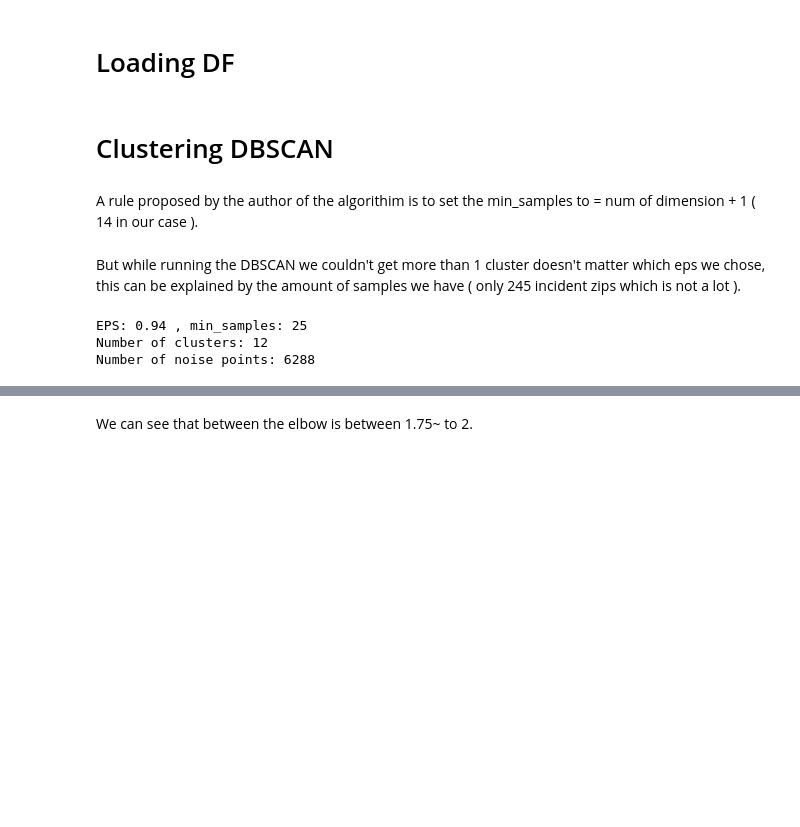
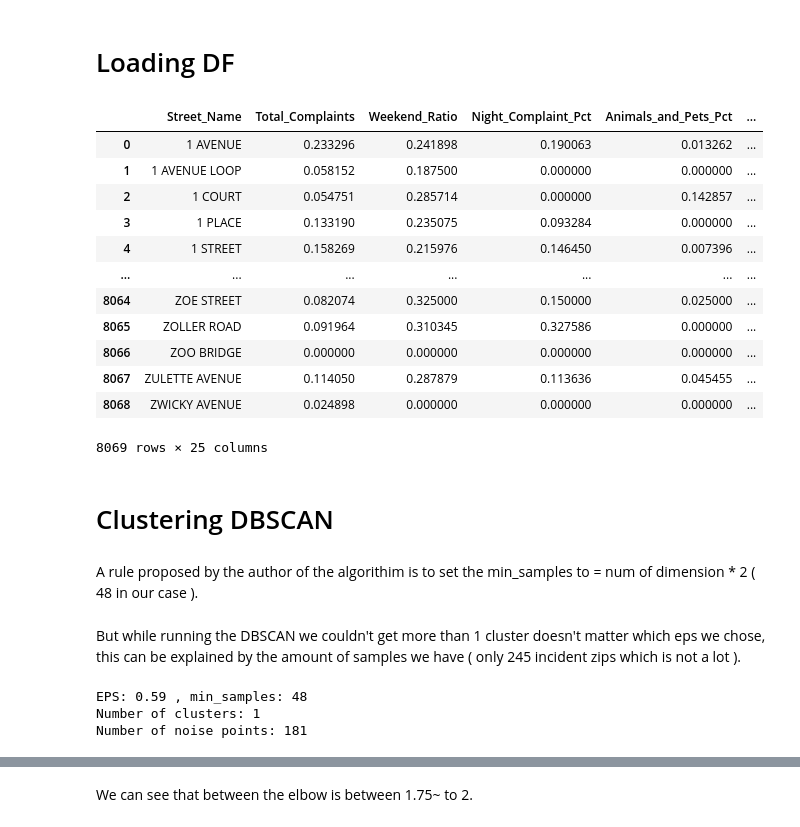
Before and after one commit to OrangeBoop/311-Cluster-Project, a Jupyter notebook: Clustering_Street/DEPRECATED_Clustering_street_DBSCAN.ipynb, the cells around one changed output, grey strips where cells are left out. Cells and saved outputs as stored; diff of their text form; code cells hidden in the pictures; blank space fills up the shorter version.

Commit message:
dbscan commenting

```diff
--- a/Clustering_Street/DEPRECATED_Clustering_street_DBSCAN.ipynb
+++ b/Clustering_Street/DEPRECATED_Clustering_street_DBSCAN.ipynb
@@ -22,6 +22,22 @@ pre_norm_df_final = pd.read_csv('..\\Data\\display_rdy_STREET_4.csv', low_memory
 norm_df = pd.read_csv('..\\Data\\norm_STREET_5.csv', low_memory=False)
 nyc_map = gpd.read_file("..\\Data\\Modified Zip Code Tabulation Areas (MODZCTA).geojson")
 streets_projected = gpd.read_file("..\\Data\\nyc_clustered_streets.gpkg")
+# %%
+norm_df
+# %% [output]
+|  | Street_Name | Total_Complaints | Weekend_Ratio | Night_Complaint_Pct | Animals_and_Pets_Pct | ... |
+| 0 | 1 AVENUE | 0.233296 | 0.241898 | 0.190063 | 0.013262 | ... |
+| 1 | 1 AVENUE LOOP | 0.058152 | 0.187500 | 0.000000 | 0.000000 | ... |
+| 2 | 1 COURT | 0.054751 | 0.285714 | 0.000000 | 0.142857 | ... |
+| 3 | 1 PLACE | 0.133190 | 0.235075 | 0.093284 | 0.000000 | ... |
+| 4 | 1 STREET | 0.158269 | 0.215976 | 0.146450 | 0.007396 | ... |
+| ... | ... | ... | ... | ... | ... | ... |
+| 8064 | ZOE STREET | 0.082074 | 0.325000 | 0.150000 | 0.025000 | ... |
+| 8065 | ZOLLER ROAD | 0.091964 | 0.310345 | 0.327586 | 0.000000 | ... |
+| 8066 | ZOO BRIDGE | 0.000000 | 0.000000 | 0.000000 | 0.000000 | ... |
+| 8067 | ZULETTE AVENUE | 0.114050 | 0.287879 | 0.113636 | 0.045455 | ... |
+| 8068 | ZWICKY AVENUE | 0.024898 | 0.000000 | 0.000000 | 0.000000 | ... |
+8069 rows × 25 columns
 # %% [markdown]
 # Clustering DBSCAN
 # %%
@@ -32,28 +48,27 @@ def output(labels):
     print("===================")
     print("Value Counts:\n", labels.value_counts())
 # %% [markdown]
-A rule proposed by the author of the algorithim is to set the min_samples to = num of dimension + 1 ( 14 in our case ).
+A rule proposed by the author of the algorithim is to set the min_samples to = num of dimension * 2 ( 48 in our case ).
 # %% [markdown]
 But while running the DBSCAN we couldn't get more than 1 cluster doesn't matter which eps we chose, this can be explained by the amount of samples we have ( only 245 incident zips which is not a lot ).
 # %%
 # Test run DBSCAN on random hyperparams
 # Generate random values
 eps_rnd = np.random.uniform(0.5, 1.0)
-min_samples_rnd = 25
 
 # min_samples - points required to define a value as a core point
 # eps - radious
-db = DBSCAN(eps = eps_rnd, min_samples = min_samples_rnd).fit(norm_df.drop("Street_Name",axis = 1))
+db = DBSCAN(eps = eps_rnd, min_samples = 48).fit(norm_df.drop("Street_Name",axis = 1))
 labels = db.labels_
 
 # Number of clusters in labels, ignoring noise if present.
 n_clusters_ = len(set(labels)) - (1 if -1 in labels else 0)
 n_noise_ = list(labels).count(-1)
 
-print(f"EPS: {eps_rnd:.2f} , min_samples: {min_samples_rnd}")
+print(f"EPS: {eps_rnd:.2f} , min_samples: {48}")
 print("Number of clusters: %d" % n_clusters_)
 print("Number of noise points: %d" % n_noise_)
 # %% [output]
-EPS: 0.94 , min_samples: 25
-Number of clusters: 12
-Number of noise points: 6288
+EPS: 0.59 , min_samples: 48
+Number of clusters: 1
+Number of noise points: 181
```
Also changed, not shown: parts of 14 cells of this notebook, 8 other files.
